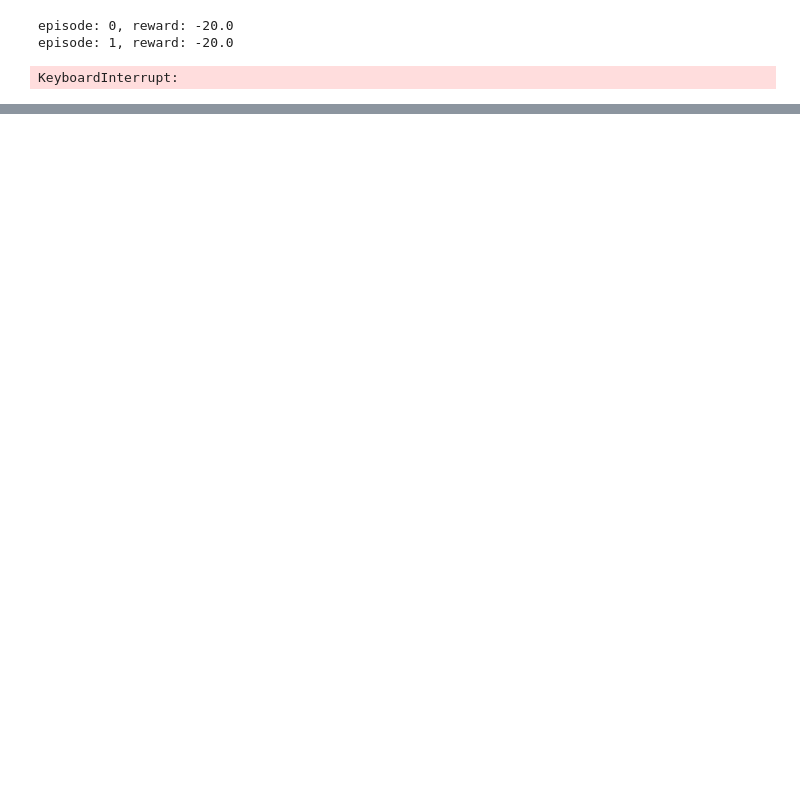
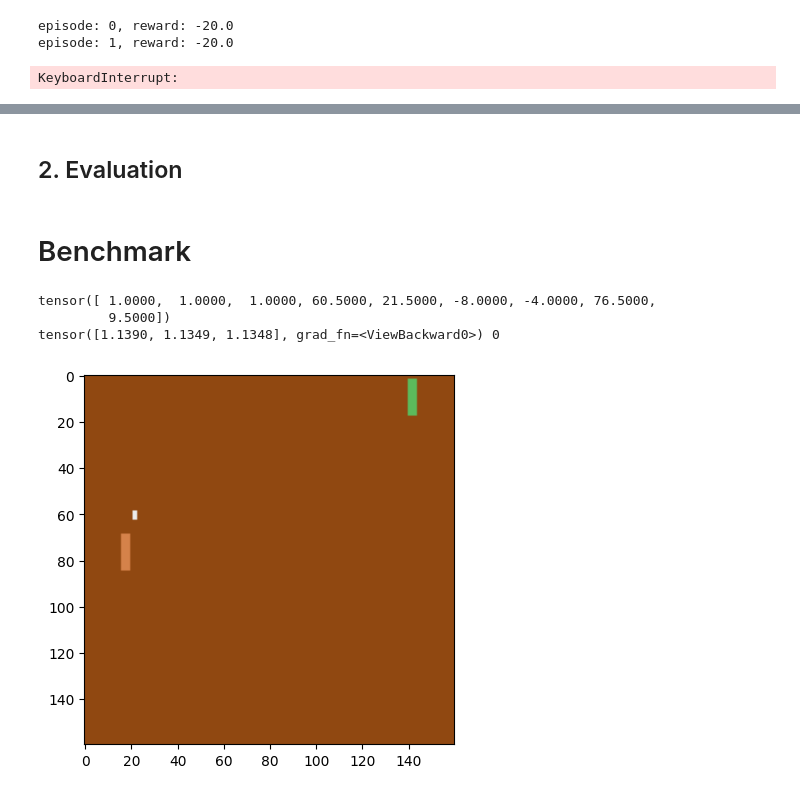
Before and after one commit to LucasSchummer/ReinforcementLearning, a Jupyter notebook: Pong.ipynb, the cells around one changed output, grey strips where cells are left out. Cells and saved outputs as stored; diff of their text form; code cells hidden in the pictures; blank space fills up the shorter version.

```diff
--- a/Pong.ipynb
+++ b/Pong.ipynb
@@ -285,12 +115,12 @@ ev_states = torch.load("ev_states.pt")
 gamma = 0.99
 epsilon = 1
 epsilon_min = 0.1
-epsilon_decay = 0.00001
+epsilon_decay = 0.000005
 batch_size = 32
 max_episode = 3000
 max_time_steps = 10000
 update_frequency = 1
-target_update_frequency = 1000
+target_update_frequency = 2000
 checkpoint_frequency = 50
 ever_won = False
 # %%
@@ -323,7 +153,7 @@ for episode in range(episode_start, max_episode):
     _ = env.step(0)
 
     frame, reward, terminated, truncated, info = env.step(0)
-    ball_position, state = get_state(frame, ball_position)
+    ball_position, player_position, state = get_state(frame, ball_position)
     state = torch.tensor(state).float().to(device)
 
     for t in range(max_time_steps):
@@ -339,7 +169,7 @@ for episode in range(episode_start, max_episode):
 
         frame, reward, terminated, truncated, info = env.step(action_map[action])
 
-        ball_position, next_state = get_state(frame, ball_position)
+        ball_position, player_position, state = get_state(frame, ball_position, player_position)
         next_state = torch.tensor(next_state).float().to(device)
 
         total_reward += reward
@@ -403,0 +243,2 @@ plt.ylabel("TD Loss")
+# %% [markdown]
+## 2. Evaluation
@@ -403,0 +252,22 @@ plt.ylabel("TD Loss")
+# %% [markdown]
+# Benchmark
+# %%
+frame, _ = env.reset()
+_ = env.step(0)
+ball_position = (0, np.array([0, 0]))
+# %%
+from utils import get_state
+
+for i in range(1):
+    frame, reward, terminated, truncated, info = env.step(0)
+    ball_position, state = get_state(frame, ball_position)
+    state = torch.tensor(state).float().to(device)
+# %%
+plt.imshow(frame[34:194])
+print(state)
+print(Q(state), action_map[torch.argmax(Q(state)).item()])
+# %% [output]
+tensor([ 1.0000,  1.0000,  1.0000, 60.5000, 21.5000, -8.0000, -4.0000, 76.5000,
+         9.5000])
+tensor([1.1390, 1.1349, 1.1348], grad_fn=<ViewBackward0>) 0
+[figure, added]
```
Also changed, not shown: parts of 18 cells of this notebook, 4 other files.
